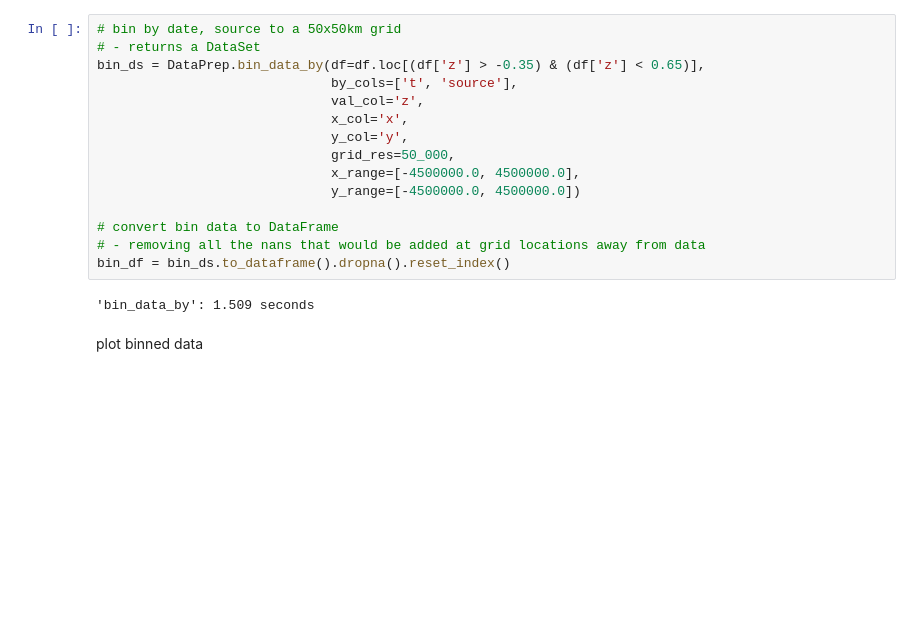
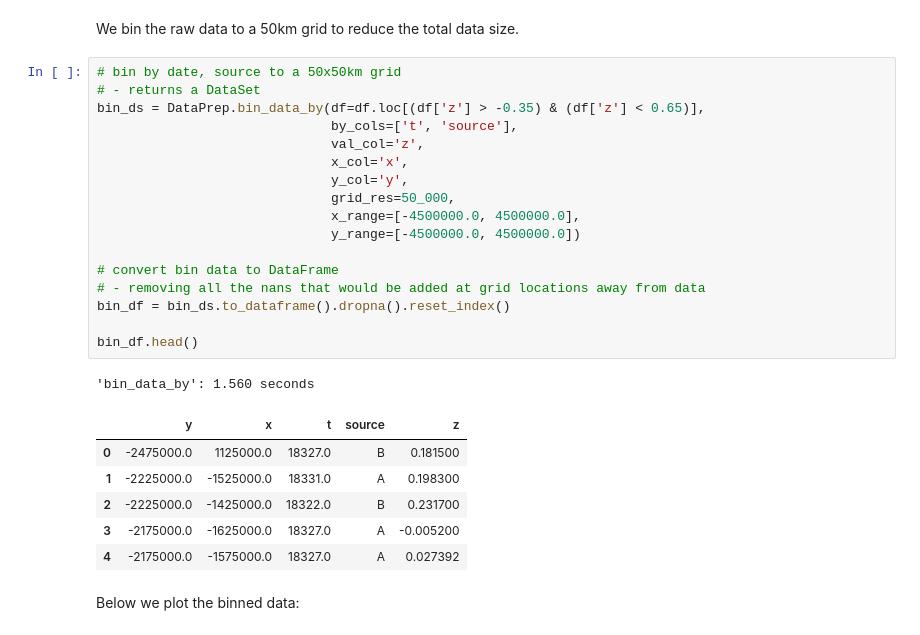
Before and after one commit to CPOMUCL/GPSat, a Jupyter notebook: docs/notebooks/inline_example.ipynb, the cells around one changed output. Cells and saved outputs as stored; diff of their text form; blank space fills up the shorter version.

```diff
--- a/docs/notebooks/inline_example.ipynb
+++ b/docs/notebooks/inline_example.ipynb
@@ -50,22 +63,32 @@ bin raw data
+# %% [markdown]
+We bin the raw data to a 50km grid to reduce the total data size.
 # %%
 # bin by date, source to a 50x50km grid
 # - returns a DataSet
 bin_ds = DataPrep.bin_data_by(df=df.loc[(df['z'] > -0.35) & (df['z'] < 0.65)],
                               by_cols=['t', 'source'],
                               val_col='z',
                               x_col='x',
                               y_col='y',
                               grid_res=50_000,
                               x_range=[-4500000.0, 4500000.0],
                               y_range=[-4500000.0, 4500000.0])
 
 # convert bin data to DataFrame
 # - removing all the nans that would be added at grid locations away from data
 bin_df = bin_ds.to_dataframe().dropna().reset_index()
+
+bin_df.head()
 # %% [output]
-'bin_data_by': 1.509 seconds
+'bin_data_by': 1.560 seconds
+|  | y | x | t | source | z |
+| 0 | -2475000.0 | 1125000.0 | 18327.0 | B | 0.181500 |
+| 1 | -2225000.0 | -1525000.0 | 18331.0 | A | 0.198300 |
+| 2 | -2225000.0 | -1425000.0 | 18322.0 | B | 0.231700 |
+| 3 | -2175000.0 | -1625000.0 | 18327.0 | A | -0.005200 |
+| 4 | -2175000.0 | -1575000.0 | 18327.0 | A | 0.027392 |
-# %% [markdown]
-plot binned data
+# %% [markdown]
+Below we plot the binned data:
 # %%
 # this will plot all observations, some on top of each other
 bin_df['lon'], bin_df['lat'] = EASE2toWGS84_New(bin_df['x'], bin_df['y'])
```
Also changed, not shown: parts of 48 cells of this notebook, 2 other files.
